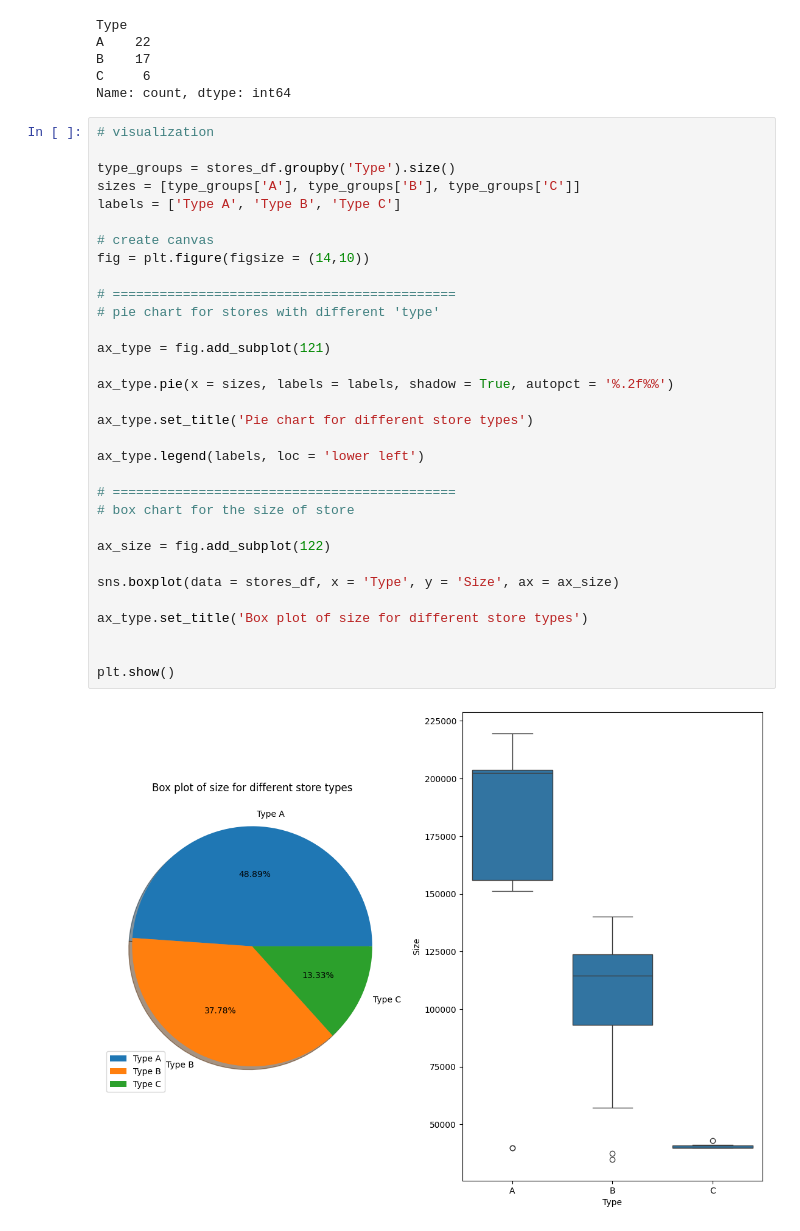
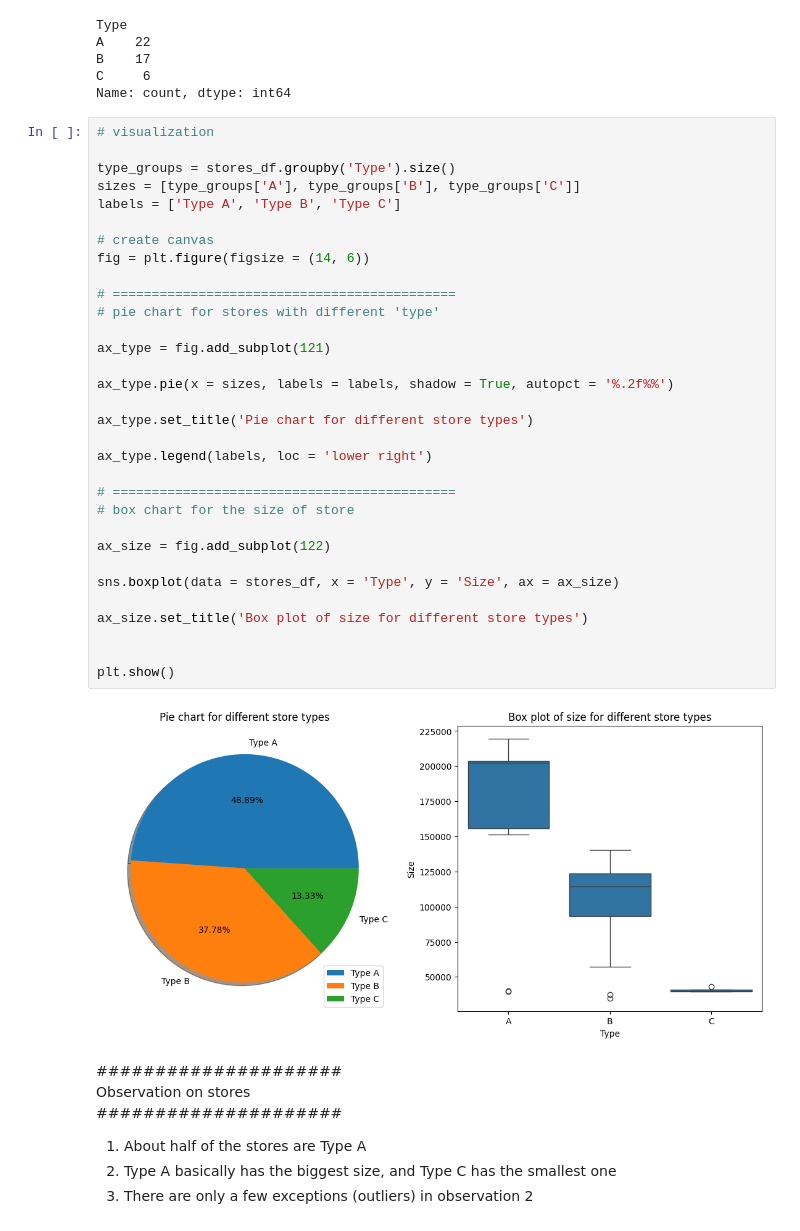
Before and after one commit to Magicboy-Zhang/Walmart_Recruiting_Store_Sales_Forecasting, a Jupyter notebook: Walmart_Recruiting_Store_Sales_Forecasting.ipynb, the cells around one changed output. Drawn from its saved outputs; the diff is of its cells as text.

```diff
--- a/Walmart_Recruiting_Store_Sales_Forecasting.ipynb
+++ b/Walmart_Recruiting_Store_Sales_Forecasting.ipynb
@@ -195,34 +211,42 @@ Name: count, dtype: int64
 # %%
 # visualization
 
 type_groups = stores_df.groupby('Type').size()
 sizes = [type_groups['A'], type_groups['B'], type_groups['C']]
 labels = ['Type A', 'Type B', 'Type C']
 
 # create canvas
-fig = plt.figure(figsize = (14,10))
+fig = plt.figure(figsize = (14, 6))
 
 # ============================================
 # pie chart for stores with different 'type'
 
 ax_type = fig.add_subplot(121)
 
 ax_type.pie(x = sizes, labels = labels, shadow = True, autopct = '%.2f%%')
 
 ax_type.set_title('Pie chart for different store types')
 
-ax_type.legend(labels, loc = 'lower left')
+ax_type.legend(labels, loc = 'lower right')
 
 # ============================================
 # box chart for the size of store
 
 ax_size = fig.add_subplot(122)
 
 sns.boxplot(data = stores_df, x = 'Type', y = 'Size', ax = ax_size)
 
-ax_type.set_title('Box plot of size for different store types')
+ax_size.set_title('Box plot of size for different store types')
 
 
 plt.show()
 # %% [output]
-[figure, old version]
+[figure, new version]
+# %% [markdown]
+#####################
+  Observation on stores
+#####################
+
+1. About half of the stores are Type A
+2. Type A basically has the biggest size, and Type C has the smallest one
+3. There are only a few exceptions (outliers) in observation 2
```
Also changed, not shown: parts of 31 cells of this notebook, 4 other files.
